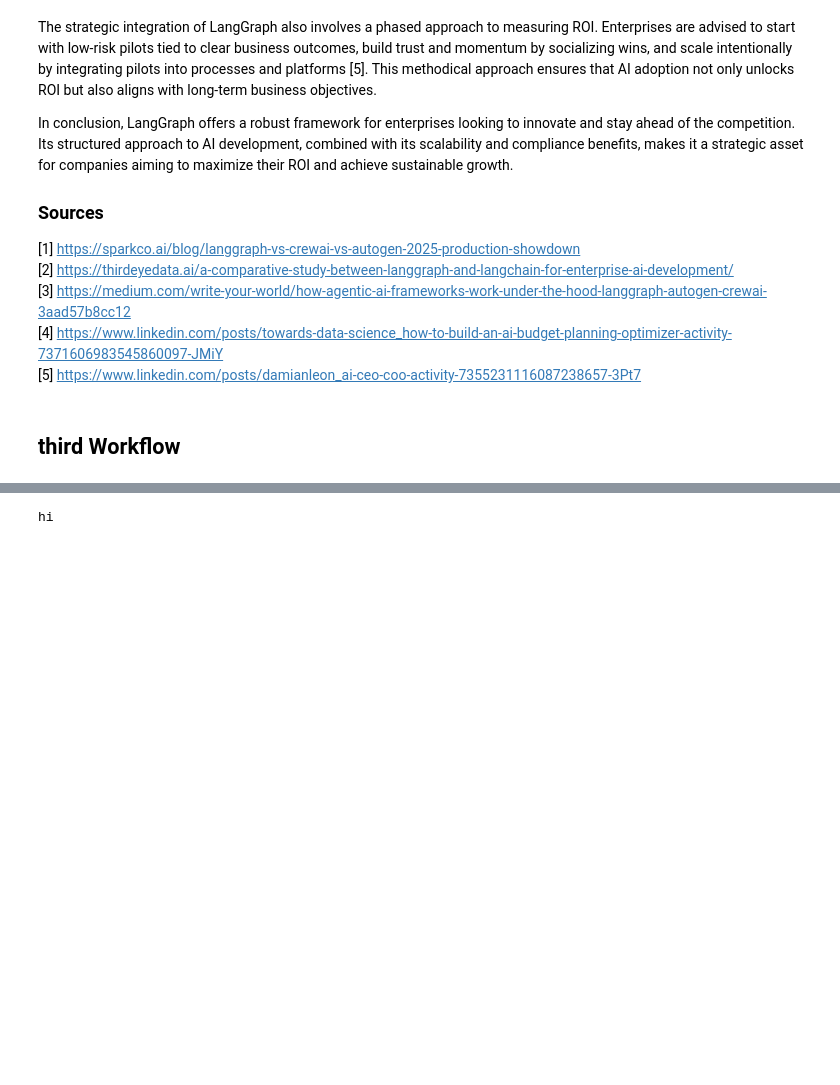
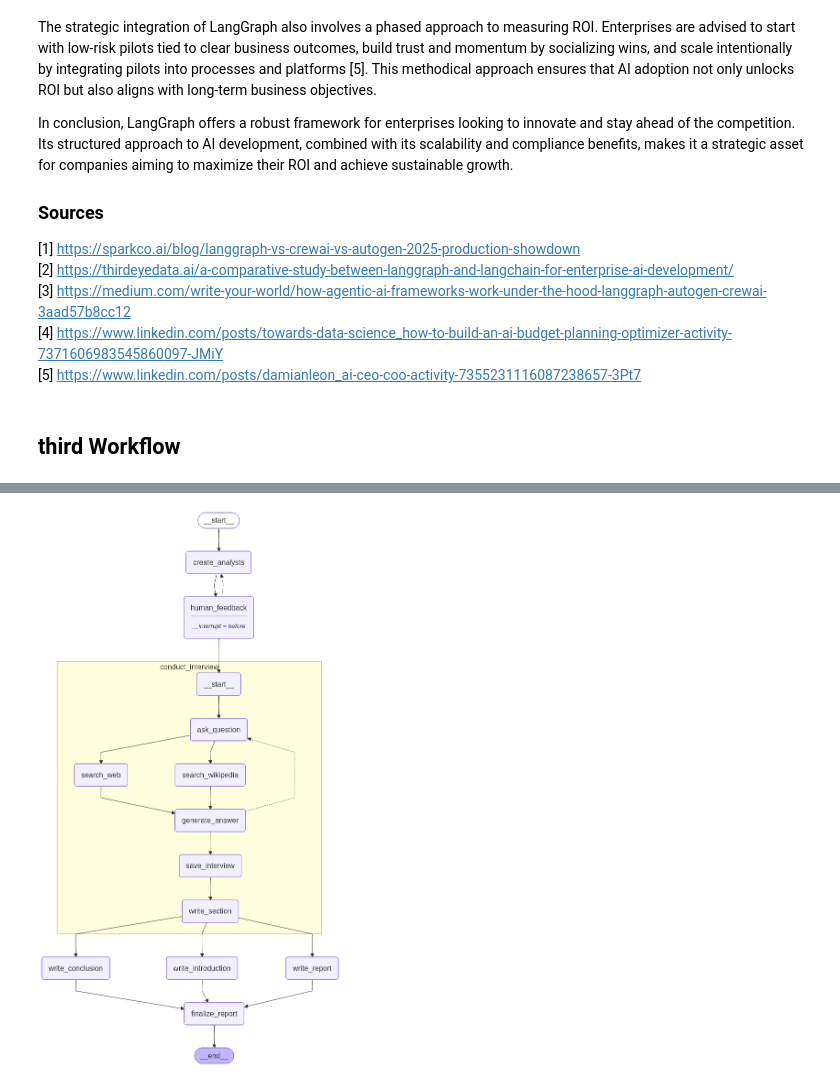
Before and after one commit to yashprogrammer/automated-research-report-generation, a Jupyter notebook: research_and_analyst/notebook/test.ipynb, the cells around one changed output, grey strips where cells are left out. Saved outputs shown, nothing was run; the diff lists cells and outputs as text; code cells hidden in the pictures; blank space fills up the shorter version.

```diff
--- a/research_and_analyst/notebook/test.ipynb
+++ b/research_and_analyst/notebook/test.ipynb
@@ -1143,17 +1199,17 @@ def write_report(state:ResearchGraphState):
-# %%
-def write_conclusion(stae:ResearchGraphState):
-    # Full set of sections
-    sections = state["sections"]
-    topic = state["topic"]
-
-    # Concat all sections together
-    formatted_str_sections = "\n\n".join([f"{section}" for section in sections])
-
-    # Summarize the sections into a final report
-
-    instructions = intro_conclusion_instructions.format(topic=topic, formatted_str_sections=formatted_str_sections)
-    conclusion = llm.invoke([instructions]+[HumanMessage(content=f"Write the report conclusion")])
-    return {"conclusion": conclusion.content}
+# %%
+def write_conclusion(state: ResearchGraphState):
+    # Full set of sections
+    sections = state["sections"]
+    topic = state["topic"]
+
+    # Concat all sections together
+    formatted_str_sections = "\n\n".join([f"{section}" for section in sections])
+
+    # Summarize the sections into a final report
+
+    instructions = intro_conclusion_instructions.format(topic=topic, formatted_str_sections=formatted_str_sections)
+    conclusion = llm.invoke([instructions]+[HumanMessage(content=f"Write the report conclusion")])
+    return {"conclusion": conclusion.content}
 # %%
 def finalize_report(state: ResearchGraphState):
     """ The is the "reduce" step where we gather all the sections, combine them, and reflect on them to write the intro/conclusion """
@@ -1210,4 +1254,8 @@ Error:
-# %%
-print("hi")
-# %% [output]
-hi
+# %%
+memory = MemorySaver()
+# %%
+graph = builder.compile(interrupt_before=['human_feedback'], checkpointer=memory)
+# %%
+display(Image(graph.get_graph(xray=1).draw_mermaid_png()))
+# %% [output]
+[figure, added]
```
Also changed, not shown: parts of 9 cells of this notebook.
